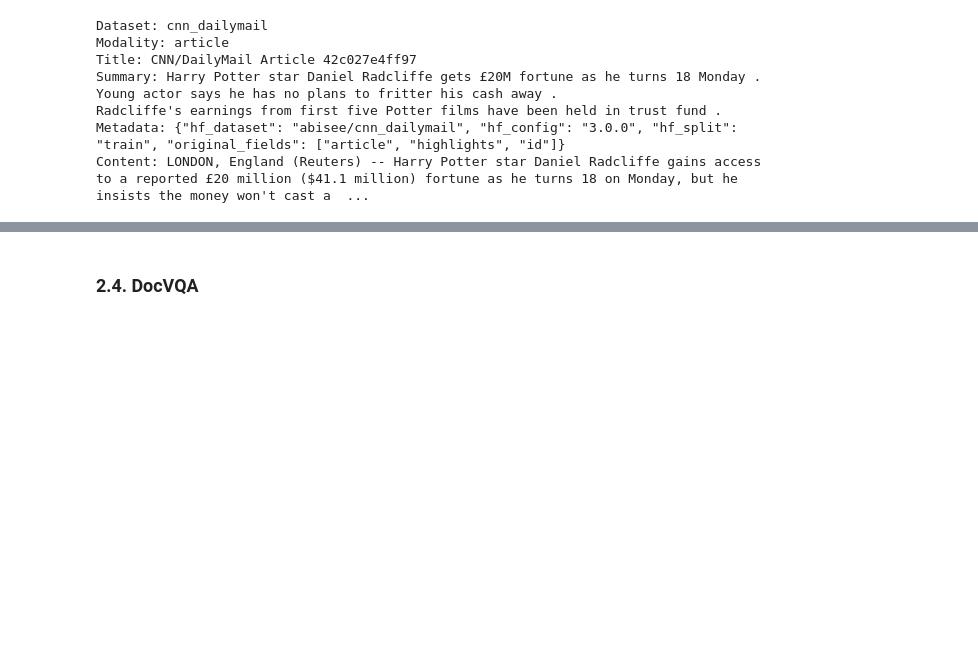
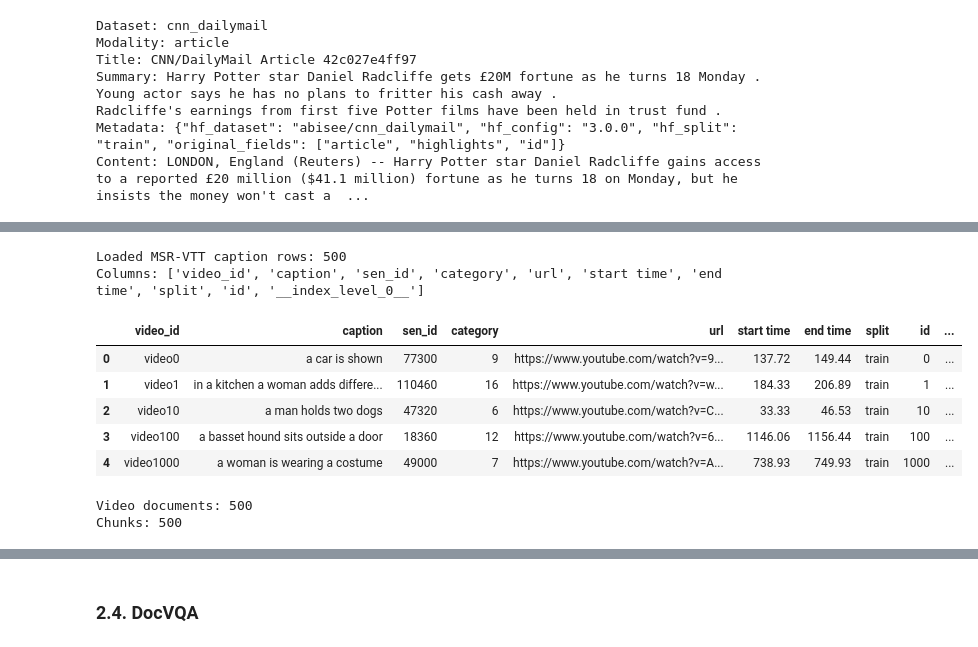
Before and after one commit to plminh-sdh/Design-and-Evaluation-of-Secure-Retrieval-Augmented-Systems-for-Large-Scale-Digital-Archives, a Jupyter notebook: Database.ipynb, the cells around one changed output, grey strips where cells are left out. Saved outputs shown, nothing was run; the diff lists cells and outputs as text; code cells hidden in the pictures; blank space fills up the shorter version.

Commit message:
add data load and chunking for MSR-VTT dataset

```diff
--- a/Database.ipynb
+++ b/Database.ipynb
@@ -639,0 +651,47 @@ Content: LONDON, England (Reuters) -- Harry Potter star Daniel Radcliffe gains a
+# %%
+MSR_VTT_DATASET_NAME = "AlexZigma/msr-vtt"
+MSR_VTT_CONFIG = "default"
+MSR_VTT_SPLIT = "train"
+MSR_VTT_SAMPLE_SIZE = 500
+MSR_VTT_USE_STREAMING = True
+
+
+def load_msr_vtt_sample(
+    sample_size: int = MSR_VTT_SAMPLE_SIZE,
+    split: str = MSR_VTT_SPLIT,
+    config: str = MSR_VTT_CONFIG,
+    streaming: bool = MSR_VTT_USE_STREAMING,
+) -> pd.DataFrame:
+    """Download/read a small MSR-VTT caption sample from Hugging Face."""
+    if streaming:
+        dataset_iter = load_dataset(
+            MSR_VTT_DATASET_NAME,
+            config,
+            split=split,
+            streaming=True,
+        )
+        records = list(islice(dataset_iter, sample_size))
+    else:
+        dataset = load_dataset(
+            MSR_VTT_DATASET_NAME,
+            config,
+            split=f"{split}[:{sample_size}]",
+        )
+        records = list(dataset)
+
+    return pd.DataFrame(records)
+
+
+msr_vtt_df = load_msr_vtt_sample()
+print(f"Loaded MSR-VTT caption rows: {len(msr_vtt_df):,}")
+print(f"Columns: {list(msr_vtt_df.columns)}")
+msr_vtt_df.head()
+# %% [output]
+Loaded MSR-VTT caption rows: 500
+Columns: ['video_id', 'caption', 'sen_id', 'category', 'url', 'start time', 'end time', 'split', 'id', '__index_level_0__']
+|  | video_id | caption | sen_id | category | url | start time | end time | split | id | ... |
+| 0 | video0 | a car is shown | 77300 | 9 | https://www.youtube.com/watch?v=9... | 137.72 | 149.44 | train | 0 | ... |
+| 1 | video1 | in a kitchen a woman adds differe... | 110460 | 16 | https://www.youtube.com/watch?v=w... | 184.33 | 206.89 | train | 1 | ... |
+| 2 | video10 | a man holds two dogs | 47320 | 6 | https://www.youtube.com/watch?v=C... | 33.33 | 46.53 | train | 10 | ... |
+| 3 | video100 | a basset hound sits outside a door | 18360 | 12 | https://www.youtube.com/watch?v=6... | 1146.06 | 1156.44 | train | 100 | ... |
+| 4 | video1000 | a woman is wearing a costume | 49000 | 7 | https://www.youtube.com/watch?v=A... | 738.93 | 749.93 | train | 1000 | ... |
@@ -639,0 +804,15 @@ Content: LONDON, England (Reuters) -- Harry Potter star Daniel Radcliffe gains a
+# %%
+msr_vtt_documents = [
+    msr_vtt_group_to_document(str(video_id), group)
+    for video_id, group in msr_vtt_df.groupby("video_id", sort=True)
+]
+
+msr_vtt_chunks: List[ArchiveChunk] = []
+for document in tqdm(msr_vtt_documents, desc="Chunking MSR-VTT video captions"):
+    msr_vtt_chunks.extend(msr_vtt_document_to_archive_chunks(document))
+
+print(f"Video documents: {len(msr_vtt_documents):,}")
+print(f"Chunks: {len(msr_vtt_chunks):,}")
+# %% [output]
+Video documents: 500
+Chunks: 500
```
Also changed, not shown: parts of 5 cells of this notebook, 1 other file.
